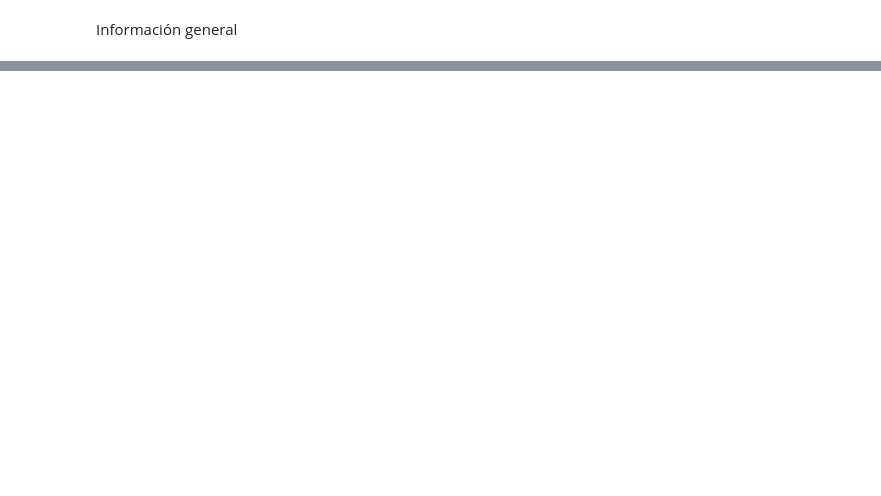
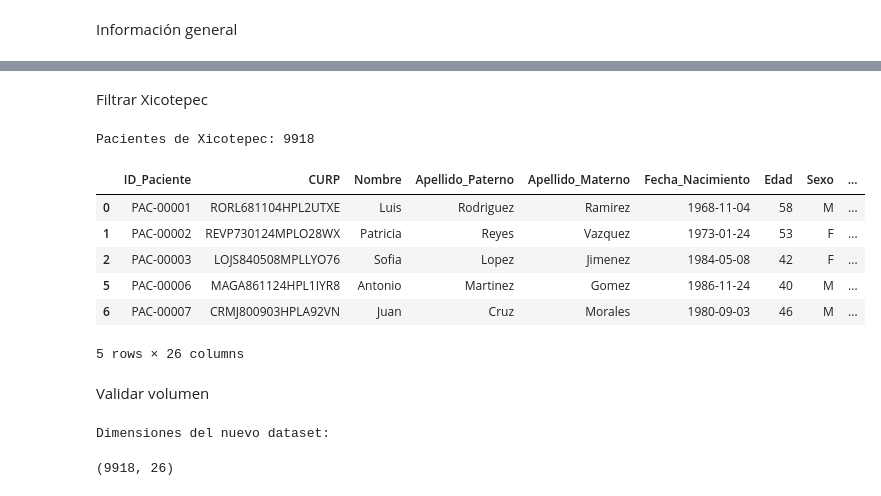
Before and after one commit to DevFntxy/ECBD_9A_IDGS_PRACTICAS_230892, a Jupyter notebook: Practica07/Practica07.ipynb, the cells around one changed output, grey strips where cells are left out. Drawn from its saved outputs; the diff is of its cells as text; code cells hidden in the pictures; blank space fills up the shorter version.

```diff
--- a/Practica07/Practica07.ipynb
+++ b/Practica07/Practica07.ipynb
@@ -89,0 +216,27 @@ memory usage: 4.9+ MB
+# %% [markdown]
+Filtrar Xicotepec
+# %%
+df_xico = df[df["Municipio"] == "Xicotepec de Juárez"].copy()
+
+print(f"Pacientes de Xicotepec: {len(df_xico)}")
+# %% [output]
+Pacientes de Xicotepec: 9918
+# %%
+df_xico.head()
+# %% [output]
+|  | ID_Paciente | CURP | Nombre | Apellido_Paterno | Apellido_Materno | Fecha_Nacimiento | Edad | Sexo | ... |
+| 0 | PAC-00001 | RORL681104HPL2UTXE | Luis | Rodriguez | Ramirez | 1968-11-04 | 58 | M | ... |
+| 1 | PAC-00002 | REVP730124MPLO28WX | Patricia | Reyes | Vazquez | 1973-01-24 | 53 | F | ... |
+| 2 | PAC-00003 | LOJS840508MPLLYO76 | Sofia | Lopez | Jimenez | 1984-05-08 | 42 | F | ... |
+| 5 | PAC-00006 | MAGA861124HPL1IYR8 | Antonio | Martinez | Gomez | 1986-11-24 | 40 | M | ... |
+| 6 | PAC-00007 | CRMJ800903HPLA92VN | Juan | Cruz | Morales | 1980-09-03 | 46 | M | ... |
+5 rows × 26 columns
+# %% [markdown]
+Validar volumen
+# %%
+print("Dimensiones del nuevo dataset:")
+
+df_xico.shape
+# %% [output]
+Dimensiones del nuevo dataset:
+(9918, 26)
```
Also changed, not shown: parts of 19 cells of this notebook, 2 other files.
